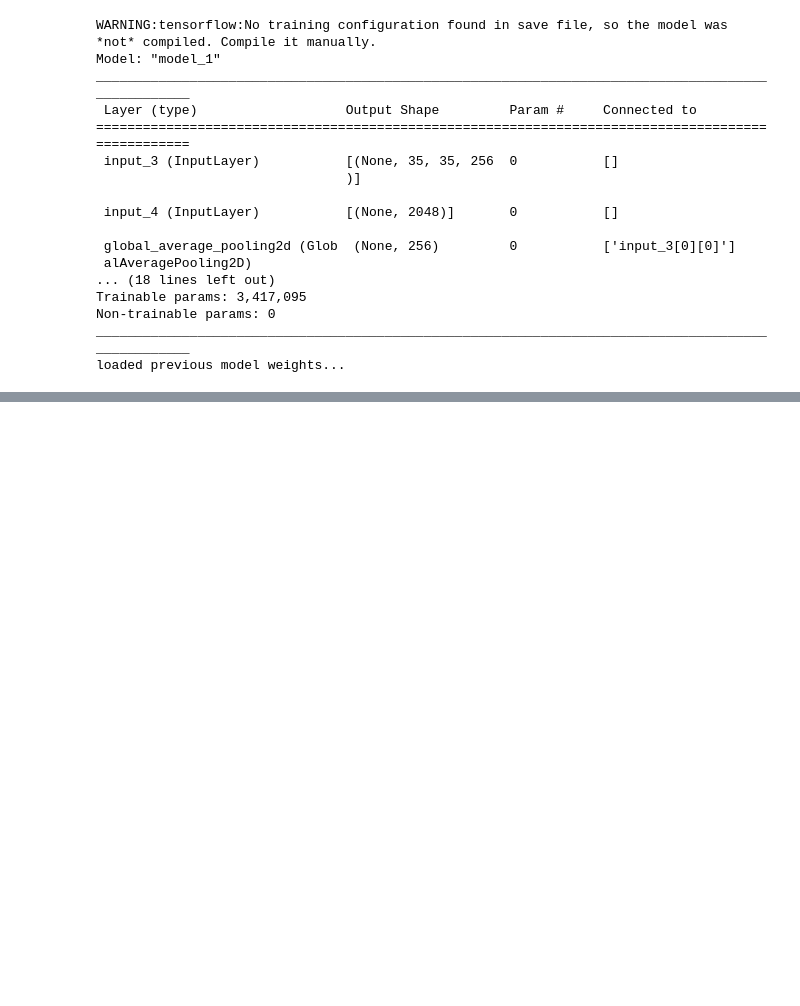
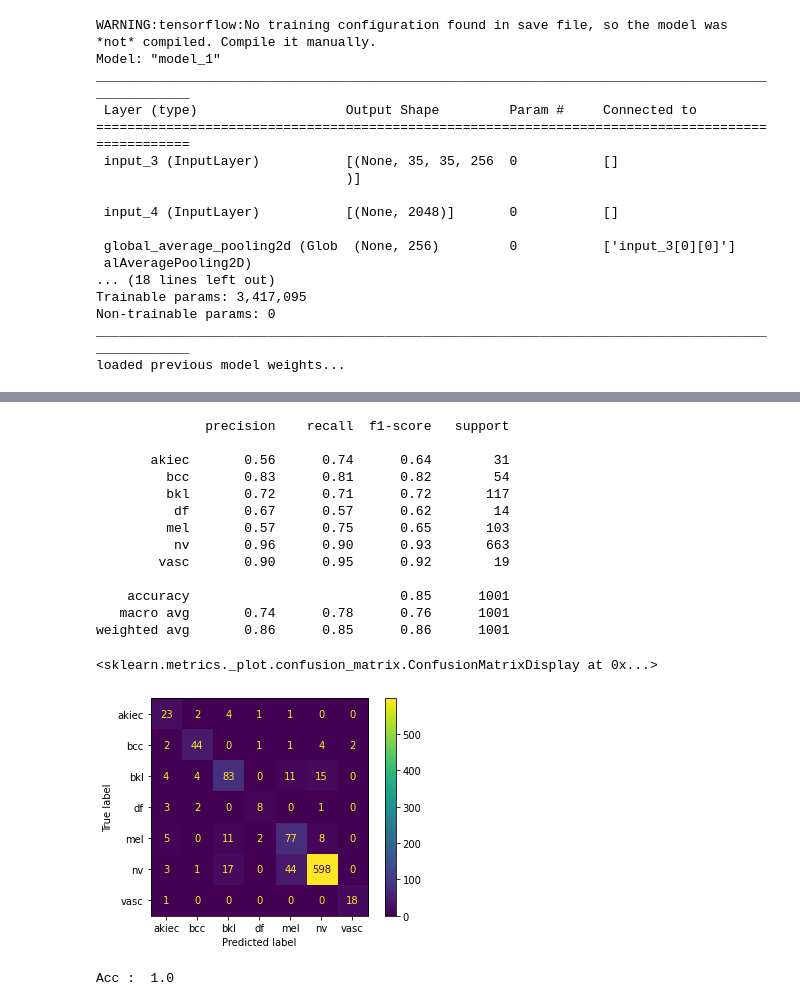
Before and after one commit to 12dash/causal-image-training, a Jupyter notebook: Causal Training.ipynb, the cells around one changed output, grey strips where cells are left out. Cells and saved outputs as stored; diff of their text form; code cells hidden in the pictures; blank space fills up the shorter version.

```diff
--- a/Causal Training.ipynb
+++ b/Causal Training.ipynb
@@ -159,7 +160,7 @@ ________________________________________________________________________________
 loaded previous model weights...
 # %%
 loss_object = tf.keras.losses.SparseCategoricalCrossentropy(from_logits=False)
-optimizer = tf.keras.optimizers.Adam(learning_rate=1e-5)
+optimizer = tf.keras.optimizers.Adam(learning_rate=1e-7)
 # %%
 @tf.function
 def loss_model(model, global_feature, local_feature, y, class_weight, training=False):
@@ -213,16 +214,15 @@ def get_val_acc(cm, test_df, folder, end = " ", num = 5):
 # %%
 val_df = pd.read_csv('data/val_truth.csv')
 # %%
-epochs = range(31)
-num = 10
+epochs = range(11)
+num = 15
 # %%
 for epoch in tqdm(epochs, desc='Epochs'):
     loss, steps = 0, 0
     df = shuffle_df(train_df)
     t1 = time.time()
 
-    for row in tqdm(df.iterrows(), total=len(df)):
-        row = row[1]
+    for _, row in tqdm(df.iterrows(), total=len(df)):
 
         img_id = row['image_id']
         label = row['dx']
@@ -245,9 +245,10 @@ for epoch in tqdm(epochs, desc='Epochs'):
         steps += 1
 
     print(f"[{epoch}] Loss : {loss/steps}", end = " ")
-    if epoch > 0 and epoch % 5 == 0 :
+
+    if epoch > 0 and epoch % 2 == 0 :
         cm.save('model/causal')
-    if epoch > 0 and epoch % 5 == 0:
+    if epoch % 1 == 0:
         get_val_acc(cm, val_df, 'val')
     print(f"[Time] : {time.time() - t1} sec")
 # %% [output]
@@ -270,30 +271,43 @@ for epoch in tqdm(epochs, desc='Epochs'):
 # %%
 test_df = pd.read_csv('data/test_truth.csv')
-
-acc = 0
 y_true, y_pred = [], []
 
-for row in tqdm(test_df.iterrows()):
-    row = row[1]
-
+for _, row in tqdm(test_df.iterrows(), total = len(test_df)):
     img_path = row['image_id']
     img = get_img(f'data/test/{img_path}.jpg').reshape(-1, 299,299, 3)
 
     label = class_label[row['dx']]
 
     global_feature = global_model(img)
     global_feature = repeat_tensor(global_feature, [num])
 
     local_feature = local_model(get_test_local_feature(test_df, "test", num = num))
     pred = np.argmax(cm(global_feature, local_feature))
 
     y_true.append(label)
     y_pred.append(pred)
 
-    if pred == label:
-        acc += 1
+print(classification_report(y_true, y_pred, target_names=class_label))
 
-print('Acc : ', (acc/len(test_df)))
+matrix = confusion_matrix(y_true, y_pred)
+disp = ConfusionMatrixDisplay(confusion_matrix=matrix, display_labels = list(class_label.keys()))
+disp.plot()
+# %% [output]
+              precision    recall  f1-score   support
+
+       akiec       0.56      0.74      0.64        31
+         bcc       0.83      0.81      0.82        54
+         bkl       0.72      0.71      0.72       117
+          df       0.67      0.57      0.62        14
+         mel       0.57      0.75      0.65       103
+          nv       0.96      0.90      0.93       663
+        vasc       0.90      0.95      0.92        19
+
+    accuracy                           0.85      1001
+   macro avg       0.74      0.78      0.76      1001
+weighted avg       0.86      0.85      0.86      1001
+<sklearn.metrics._plot.confusion_matrix.ConfusionMatrixDisplay at 0x...>
+[figure, added]
 # %%
 def get_train_acc(train_df, cm, num=15):
     acc = 0
@@ -327,2 +332,4 @@ disp.plot()
 # %%
 get_train_acc(train_df, cm, num=5)
+# %% [output]
+Acc :  1.0
```
Also changed, not shown: parts of 5 cells of this notebook.
